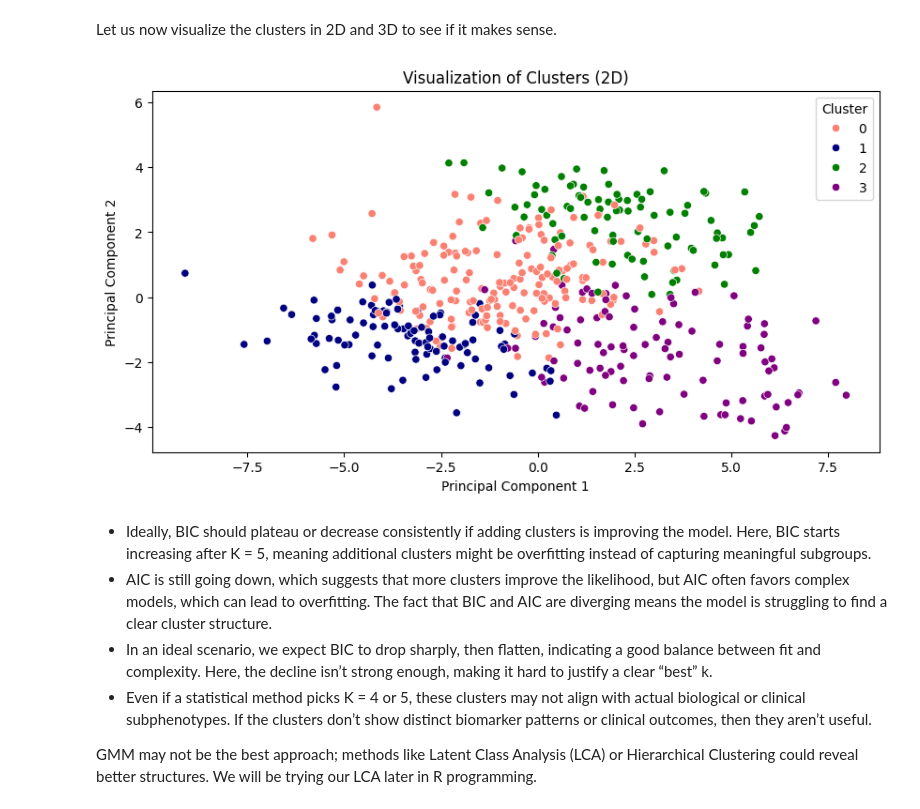
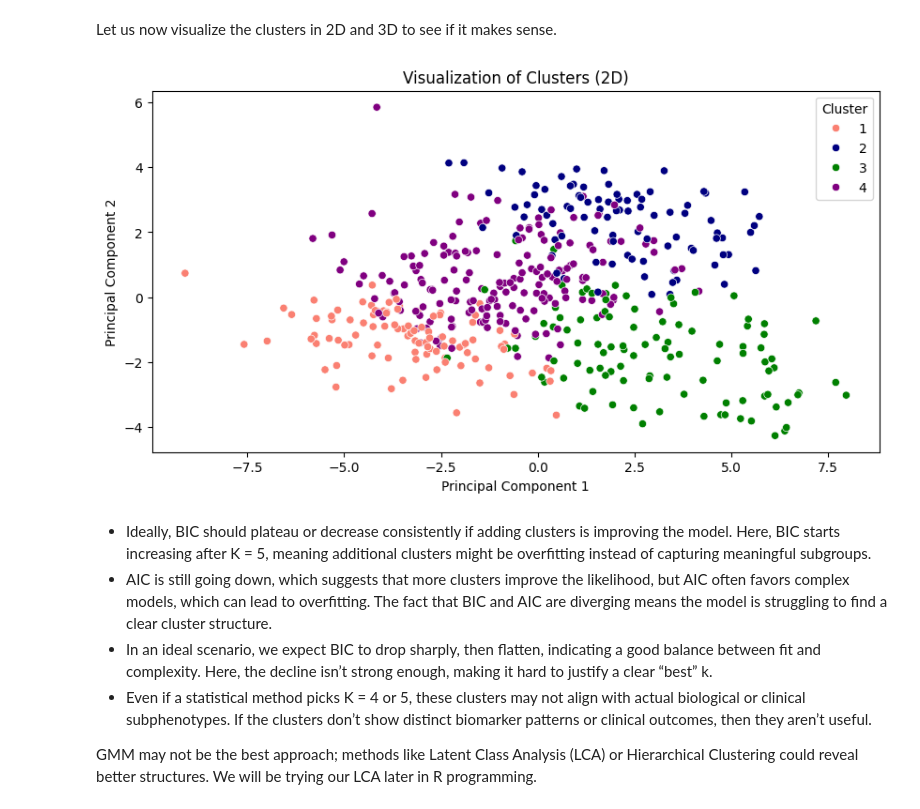
Before and after one commit to parvatijay2901/VAP-biomarker-analysis, a Jupyter notebook: src/vap_py-03_GMM_clustering.ipynb, the cells around one changed output. Drawn from its saved outputs; the diff is of its cells as text; code cells hidden in the pictures.

Commit message:
modify GMM  plots to have on the report

```diff
--- a/src/vap_py-03_GMM_clustering.ipynb
+++ b/src/vap_py-03_GMM_clustering.ipynb
@@ -153,11 +153,17 @@ biomarker_df_with_clusters.head()
 5 rows × 21 columns
 # %% [markdown]
 Let us now visualize the clusters in 2D and 3D to see if it makes sense.
-# %%
-color_palette = ["salmon", "navy", "green", "purple"]#, "gold", "cyan"]
-visualize_clusters_2D_pca(biomarker_df_with_clusters, colors=color_palette)
-# %% [output]
-[figure, removed]
+# %%
+color_palette = ["salmon", "navy", "green", "purple"]
+temp_df = biomarker_df_with_clusters.copy()
+temp_df['Cluster'] = temp_df['Cluster'].apply(lambda x:
+                                              "4" if x == 0 else
+                                              ("1" if x == 1 else
+                                               ("2" if x == 2 else
+                                                ("3" if x == 3 else x))))
+visualize_clusters_2D_pca(temp_df, colors=color_palette)
+# %% [output]
+[figure, added]
 # %%
 visualize_clusters_3D_pca(biomarker_df_with_clusters, colors=color_palette)
 # %% [markdown]
```
